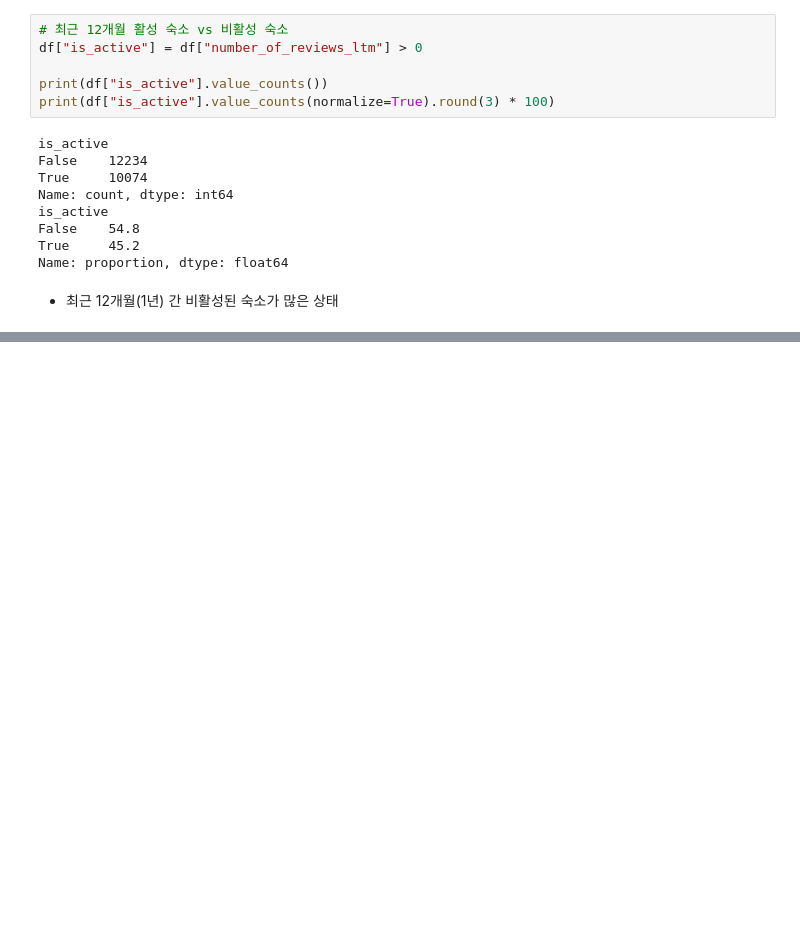
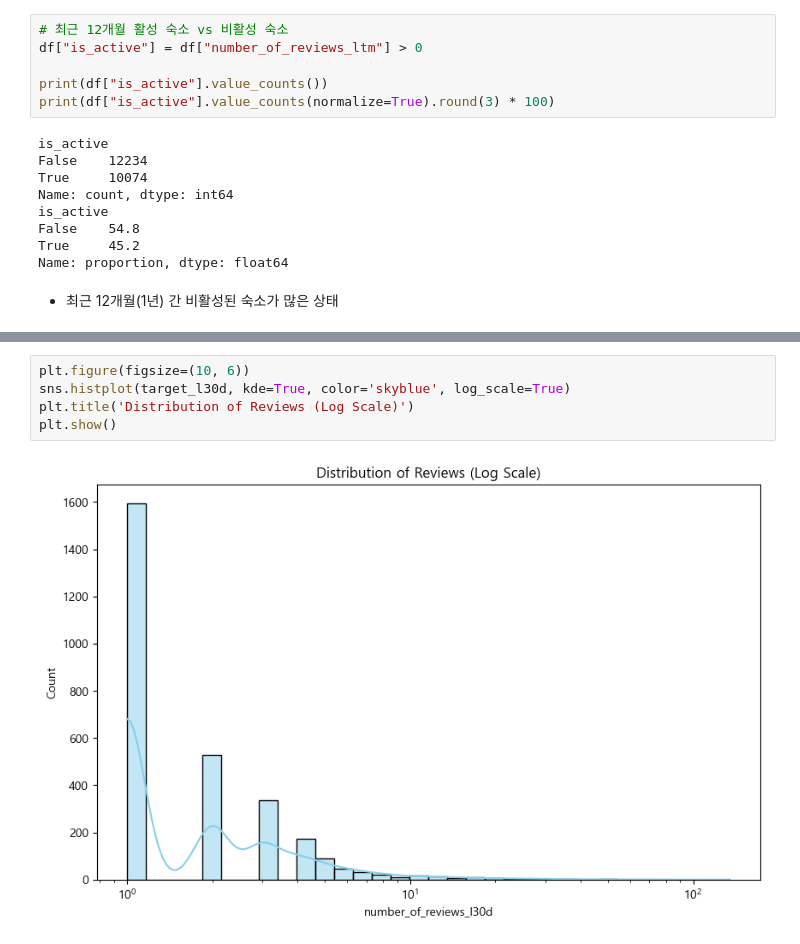
Before and after one commit to sybeom528/airbnb_price_prediction, a Jupyter notebook: notebooks/pjh.ipynb, the cells around one changed output, grey strips where cells are left out. Saved outputs shown, nothing was run; the diff lists cells and outputs as text; blank space fills up the shorter version.

```diff
--- a/notebooks/pjh.ipynb
+++ b/notebooks/pjh.ipynb
@@ -672,0 +718,7 @@ Name: proportion, dtype: float64
+# %%
+plt.figure(figsize=(10, 6))
+sns.histplot(target_l30d, kde=True, color='skyblue', log_scale=True)
+plt.title('Distribution of Reviews (Log Scale)')
+plt.show()
+# %% [output]
+[figure, added]
```
Also changed, not shown: parts of 6 cells of this notebook.
